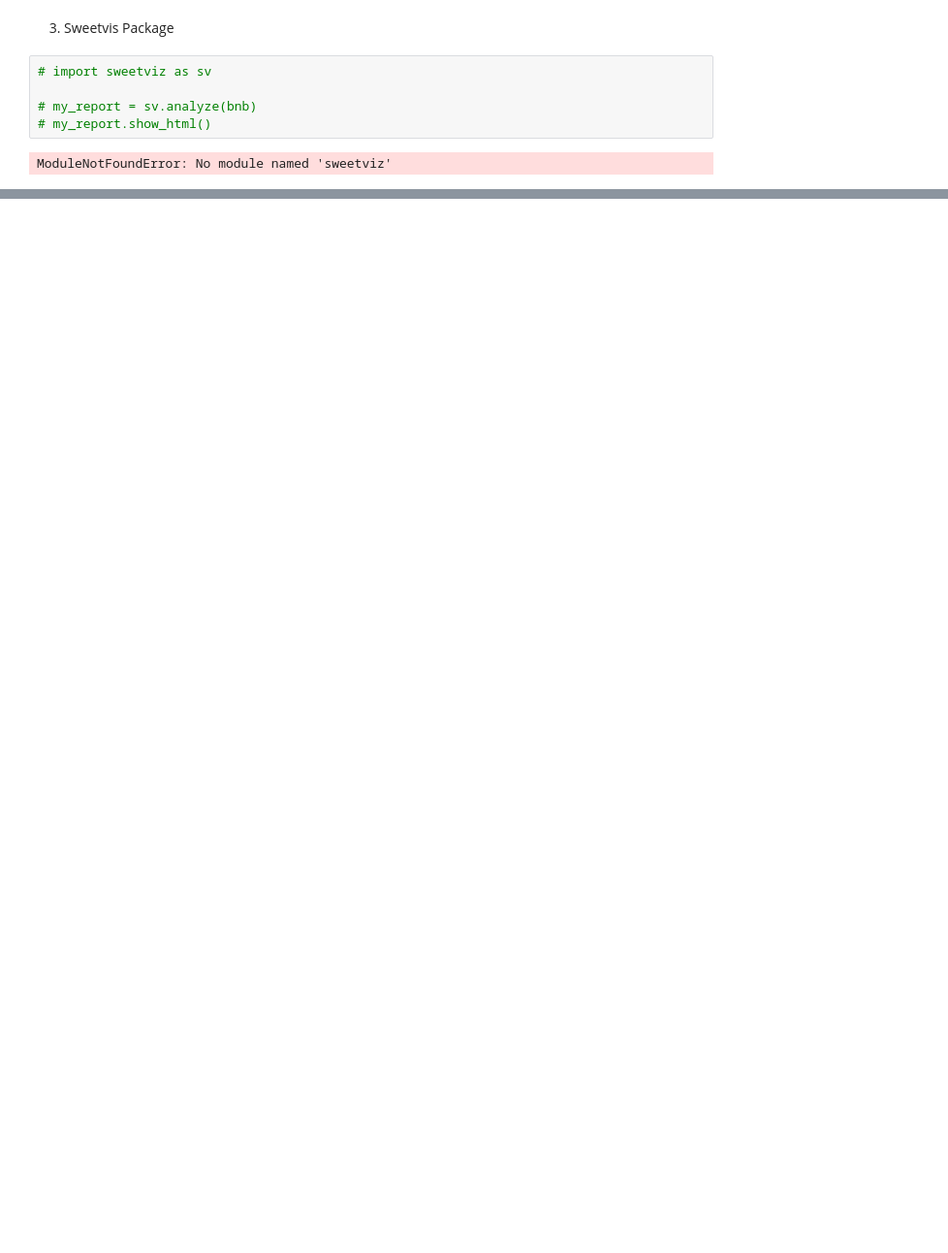
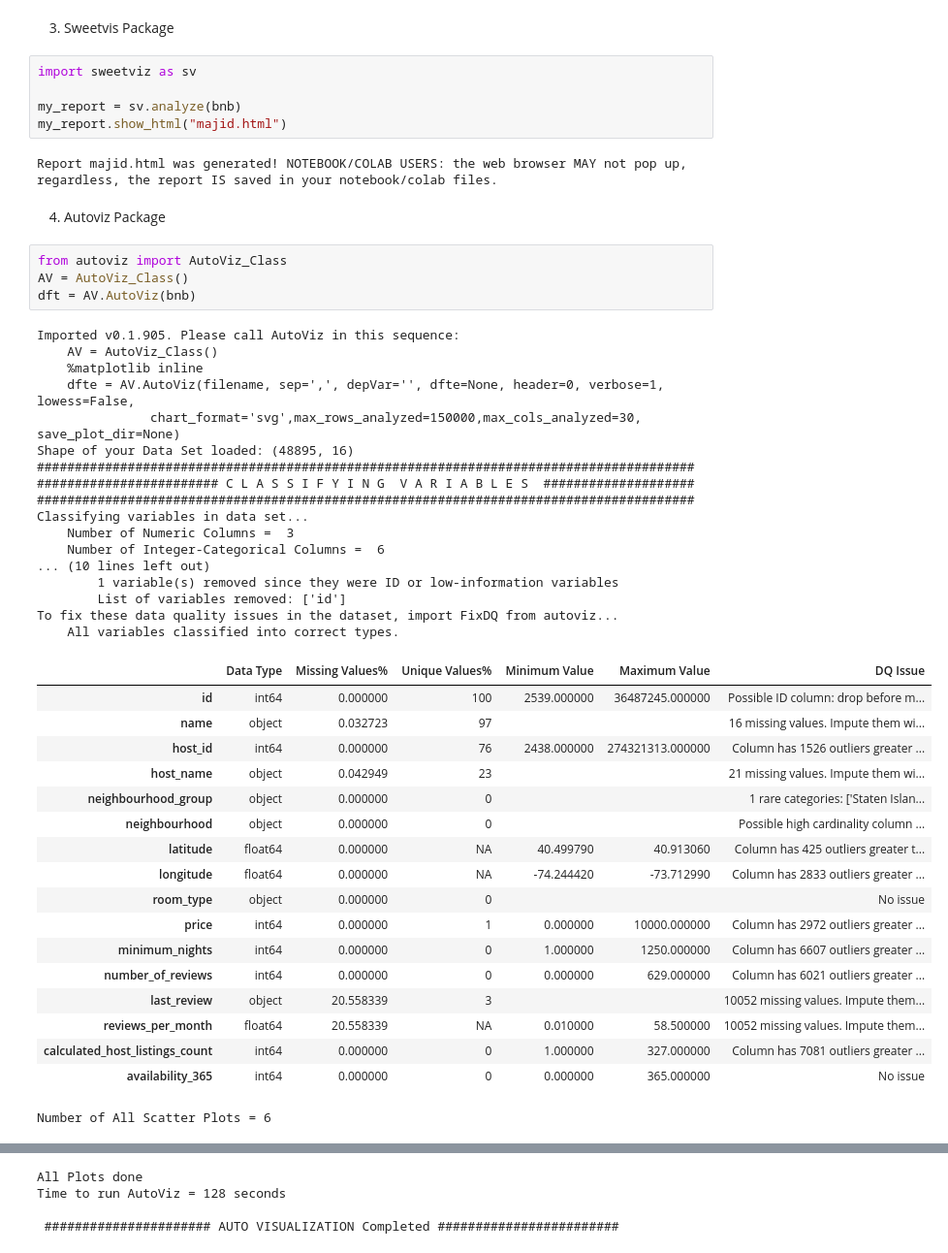
Before and after one commit to majidgolbaz/Exploratory-Data-Analysis, a Jupyter notebook: EDA/IrisEda.ipynb, the cells around one changed output, grey strips where cells are left out. Shown at 97% size. Cells and saved outputs as stored; diff of their text form; blank space fills up the shorter version.

```diff
--- a/EDA/IrisEda.ipynb
+++ b/EDA/IrisEda.ipynb
@@ -33,9 +33,51 @@ profile
 # %% [markdown]
 3. Sweetvis Package
 # %%
-# import sweetviz as sv
+import sweetviz as sv
 
-# my_report = sv.analyze(bnb)
-# my_report.show_html()
+my_report = sv.analyze(bnb)
+my_report.show_html("majid.html")
 # %% [output]
-ModuleNotFoundError: No module named 'sweetviz'
+Report majid.html was generated! NOTEBOOK/COLAB USERS: the web browser MAY not pop up, regardless, the report IS saved in your notebook/colab files.
+# %% [markdown]
+4. Autoviz Package
+# %%
+from autoviz import AutoViz_Class
+AV = AutoViz_Class()
+dft = AV.AutoViz(bnb)
+# %% [output]
+Imported v0.1.905. Please call AutoViz in this sequence:
+    AV = AutoViz_Class()
+    %matplotlib inline
+    dfte = AV.AutoViz(filename, sep=',', depVar='', dfte=None, header=0, verbose=1, lowess=False,
+               chart_format='svg',max_rows_analyzed=150000,max_cols_analyzed=30, save_plot_dir=None)
+Shape of your Data Set loaded: (48895, 16)
+#######################################################################################
+######################## C L A S S I F Y I N G  V A R I A B L E S  ####################
+#######################################################################################
+Classifying variables in data set...
+    Number of Numeric Columns =  3
+    Number of Integer-Categorical Columns =  6
+... (10 lines left out)
+        1 variable(s) removed since they were ID or low-information variables
+        List of variables removed: ['id']
+To fix these data quality issues in the dataset, import FixDQ from autoviz...
+    All variables classified into correct types.
+|  | Data Type | Missing Values% | Unique Values% | Minimum Value | Maximum Value | DQ Issue |
+| id | int64 | 0.000000 | 100 | 2539.000000 | 36487245.000000 | Possible ID column: drop before m... |
+| name | object | 0.032723 | 97 |  |  | 16 missing values. Impute them wi... |
+| host_id | int64 | 0.000000 | 76 | 2438.000000 | 274321313.000000 | Column has 1526 outliers greater ... |
+| host_name | object | 0.042949 | 23 |  |  | 21 missing values. Impute them wi... |
+| neighbourhood_group | object | 0.000000 | 0 |  |  | 1 rare categories: ['Staten Islan... |
+| neighbourhood | object | 0.000000 | 0 |  |  | Possible high cardinality column ... |
+| latitude | float64 | 0.000000 | NA | 40.499790 | 40.913060 | Column has 425 outliers greater t... |
+| longitude | float64 | 0.000000 | NA | -74.244420 | -73.712990 | Column has 2833 outliers greater ... |
+| room_type | object | 0.000000 | 0 |  |  | No issue |
+| price | int64 | 0.000000 | 1 | 0.000000 | 10000.000000 | Column has 2972 outliers greater ... |
+| minimum_nights | int64 | 0.000000 | 0 | 1.000000 | 1250.000000 | Column has 6607 outliers greater ... |
+| number_of_reviews | int64 | 0.000000 | 0 | 0.000000 | 629.000000 | Column has 6021 outliers greater ... |
+| last_review | object | 20.558339 | 3 |  |  | 10052 missing values. Impute them... |
+| reviews_per_month | float64 | 20.558339 | NA | 0.010000 | 58.500000 | 10052 missing values. Impute them... |
+| calculated_host_listings_count | int64 | 0.000000 | 0 | 1.000000 | 327.000000 | Column has 7081 outliers greater ... |
+| availability_365 | int64 | 0.000000 | 0 | 0.000000 | 365.000000 | No issue |
+Number of All Scatter Plots = 6
@@ -41,0 +101,4 @@ ModuleNotFoundError: No module named 'sweetviz'
+All Plots done
+Time to run AutoViz = 128 seconds
+
+ ###################### AUTO VISUALIZATION Completed ########################
```
Also changed, not shown: parts of 1 cell of this notebook, 1 other file.
